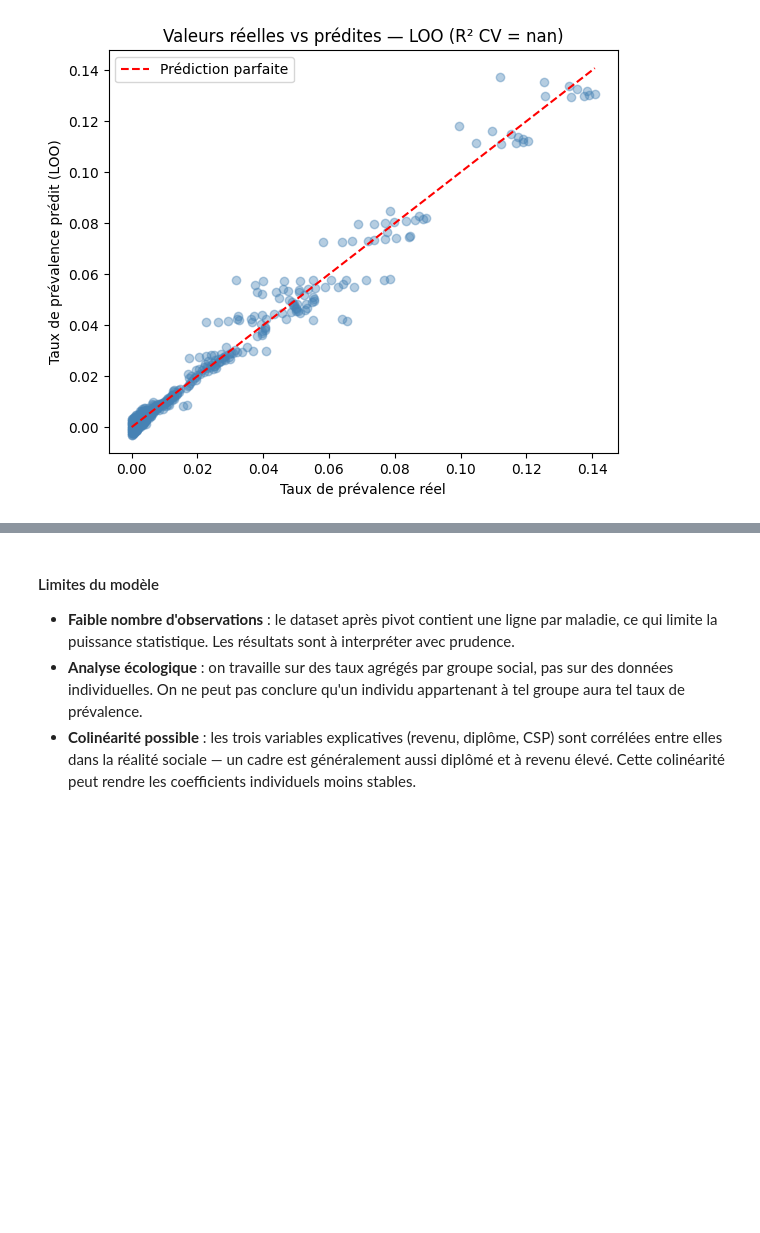
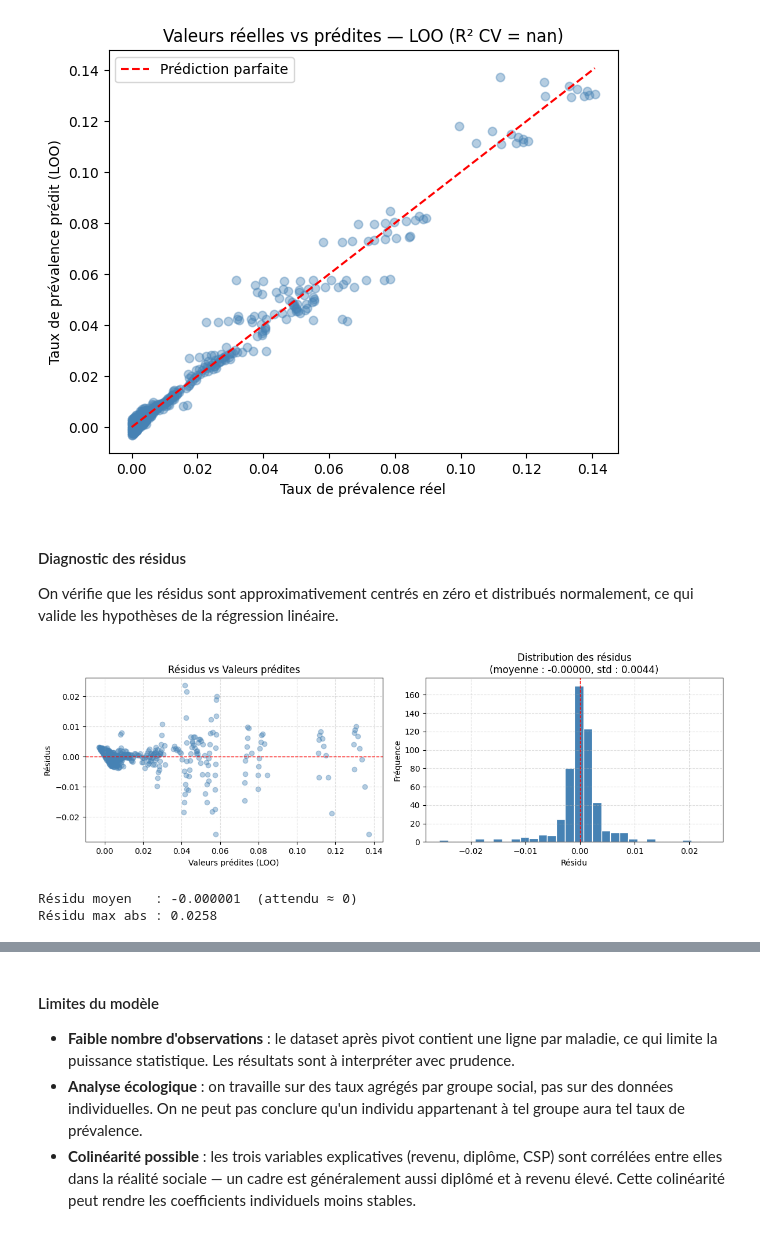
Before and after one commit to clemence-pinsard/projet_python_pour_datascience, a Jupyter notebook: main.ipynb, the cells around one changed output, grey strips where cells are left out. Cells and saved outputs as stored; diff of their text form; code cells hidden in the pictures; blank space fills up the shorter version.

Commit message:
modif residus

```diff
--- a/main.ipynb
+++ b/main.ipynb
@@ -1216,3 +1250,37 @@ plt.tight_layout()
 plt.show()
 # %% [output]
 [figure]
+# %% [markdown]
+#### Diagnostic des résidus
+
+On vérifie que les résidus sont approximativement centrés en zéro et distribués normalement, ce qui valide les hypothèses de la régression linéaire.
+# %%
+residus = y - y_pred_loo
+
+fig, axes = plt.subplots(1, 2, figsize=(12, 4))
+
+# Résidus vs valeurs prédites
+axes[0].scatter(y_pred_loo, residus, alpha=0.4, color='steelblue')
+axes[0].axhline(0, color='red', linestyle='--', linewidth=1)
+axes[0].set_xlabel("Valeurs prédites (LOO)")
+axes[0].set_ylabel("Résidus")
+axes[0].set_title("Résidus vs Valeurs prédites")
+axes[0].grid(linestyle='--', alpha=0.4)
+
+# Distribution des résidus
+axes[1].hist(residus, bins=30, color='steelblue', edgecolor='white')
+axes[1].axvline(0, color='red', linestyle='--', linewidth=1)
+axes[1].set_xlabel("Résidu")
+axes[1].set_ylabel("Fréquence")
+axes[1].set_title(f"Distribution des résidus\n(moyenne : {residus.mean():.5f}, std : {residus.std():.4f})")
+axes[1].grid(linestyle='--', alpha=0.4)
+
+plt.tight_layout()
+plt.show()
+
+print(f"Résidu moyen   : {residus.mean():.6f}  (attendu ≈ 0)")
+print(f"Résidu max abs : {residus.abs().max():.4f}")
+# %% [output]
+[figure, added]
+Résidu moyen   : -0.000001  (attendu ≈ 0)
+Résidu max abs : 0.0258
```
Also changed, not shown: parts of 11 cells of this notebook.
